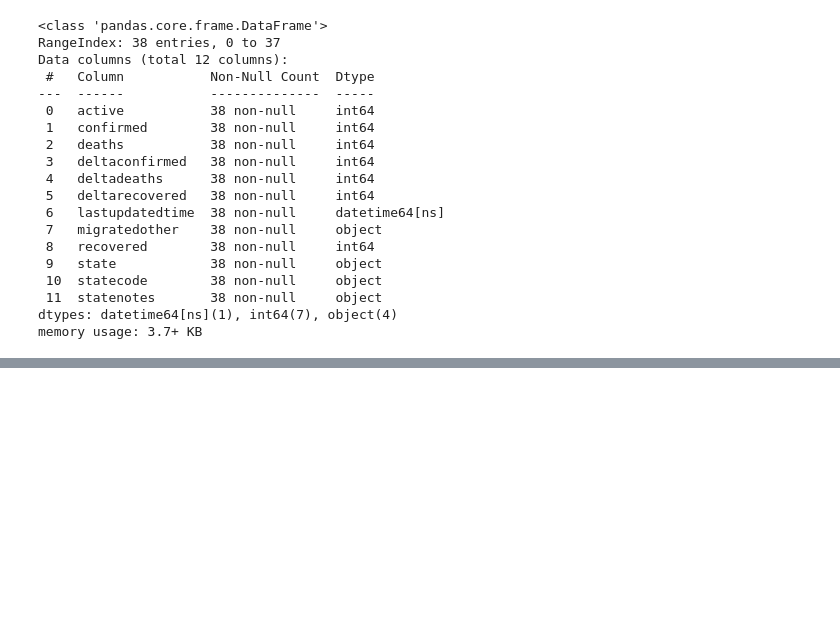
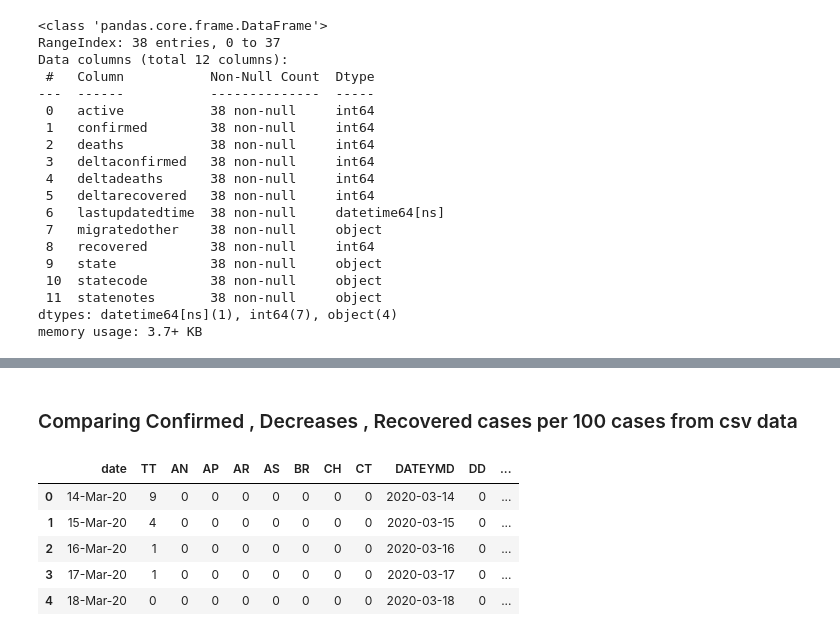
Before and after one commit to Apoorv0001/Covid19-Analyzer, a Jupyter notebook: Covid19.ipynb, the cells around one changed output, grey strips where cells are left out. Saved outputs shown, nothing was run; the diff lists cells and outputs as text; code cells hidden in the pictures; blank space fills up the shorter version.

```diff
--- a/Covid19.ipynb
+++ b/Covid19.ipynb
@@ -687,0 +911,16 @@ len(statewise_cases)
+# %% [markdown]
+### Comparing Confirmed , Decreases , Recovered cases per 100 cases from csv data
+# %%
+df_daily_confirmed = pd.read_csv('http://api.covid19india.org/states_daily_csv/confirmed.csv')
+df_daily_confirmed.head()
+df_daily_decreased = pd.read_csv('https://api.covid19india.org/states_daily_csv/deceased.csv')
+df_daily_decreased.head()
+df_daily_recovered = pd.read_csv('https://api.covid19india.org/states_daily_csv/recovered.csv')
+df_daily_recovered.head()
+# %% [output]
+|  | date | TT | AN | AP | AR | AS | BR | CH | CT | DATEYMD | DD | ... |
+| 0 | 14-Mar-20 | 9 | 0 | 0 | 0 | 0 | 0 | 0 | 0 | 2020-03-14 | 0 | ... |
+| 1 | 15-Mar-20 | 4 | 0 | 0 | 0 | 0 | 0 | 0 | 0 | 2020-03-15 | 0 | ... |
+| 2 | 16-Mar-20 | 1 | 0 | 0 | 0 | 0 | 0 | 0 | 0 | 2020-03-16 | 0 | ... |
+| 3 | 17-Mar-20 | 1 | 0 | 0 | 0 | 0 | 0 | 0 | 0 | 2020-03-17 | 0 | ... |
+| 4 | 18-Mar-20 | 0 | 0 | 0 | 0 | 0 | 0 | 0 | 0 | 2020-03-18 | 0 | ... |
```
Also changed, not shown: parts of 86 cells of this notebook.
